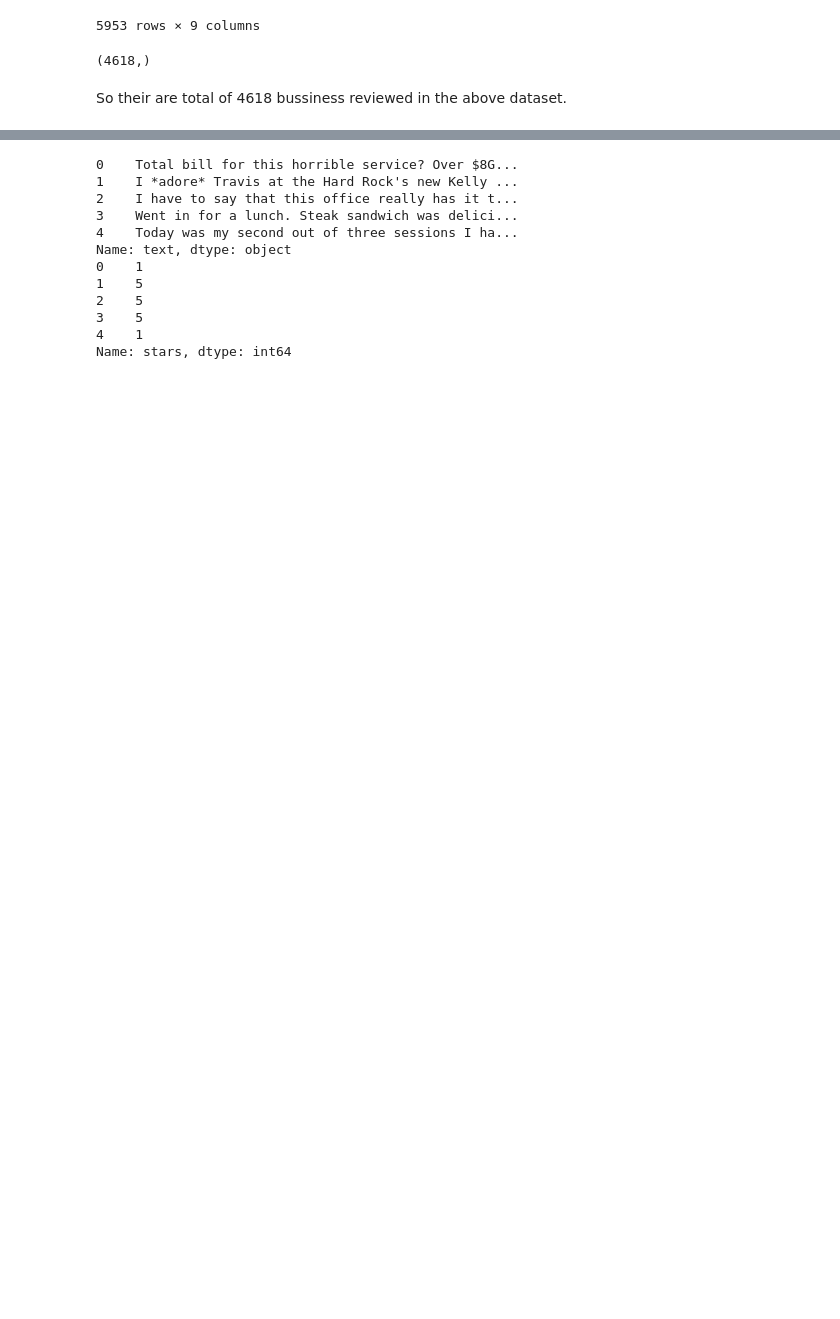
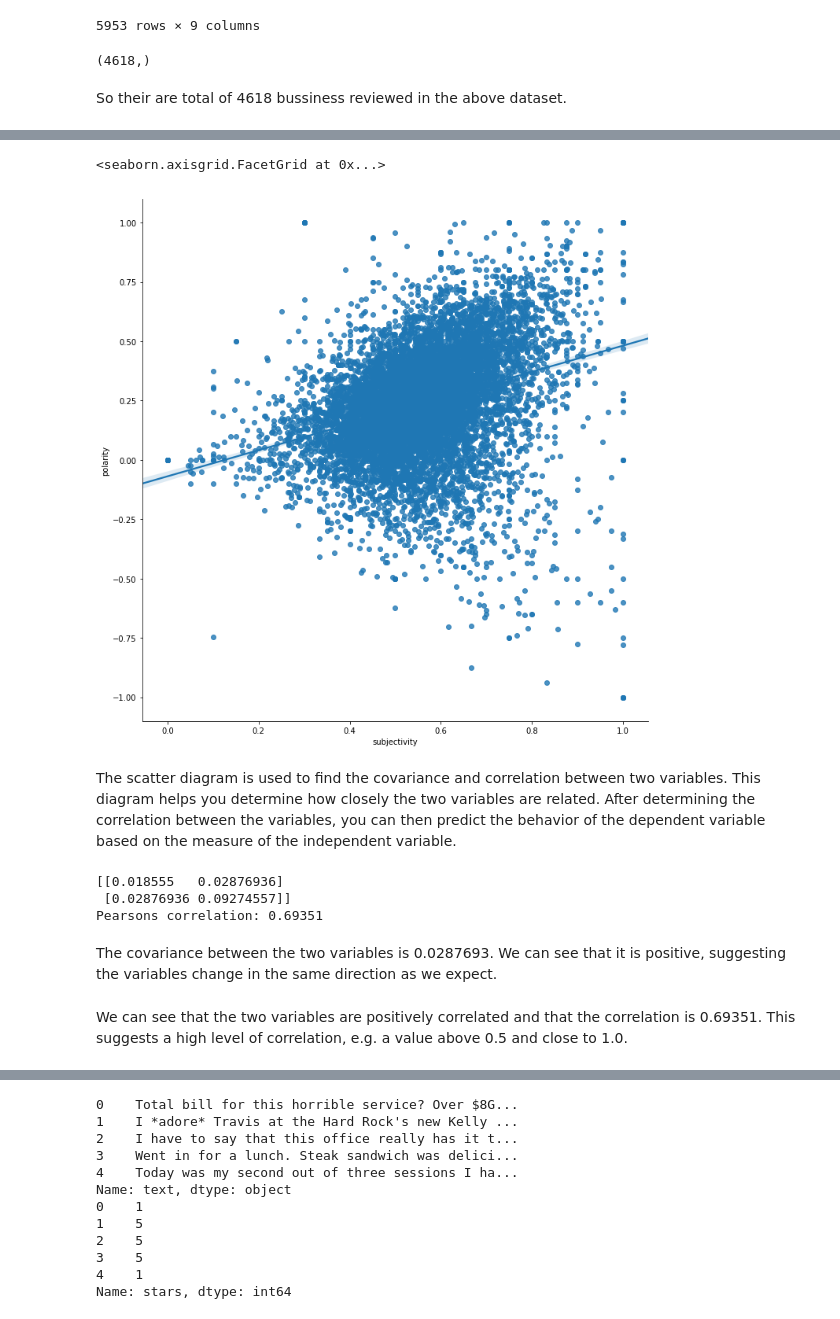
Before and after one commit to nishimishra71/Python, a Jupyter notebook: Capstone_2/Capstone_2.ipynb, the cells around one changed output, grey strips where cells are left out. Drawn from its saved outputs; the diff is of its cells as text; code cells hidden in the pictures; blank space fills up the shorter version.

```diff
--- a/Capstone_2/Capstone_2.ipynb
+++ b/Capstone_2/Capstone_2.ipynb
@@ -191,0 +264,35 @@ So their are total of 4618 bussiness reviewed in the above dataset.
+# %%
+#scatter for dffilter
+
+sns.lmplot(x='subjectivity',y='polarity',data=df_new,fit_reg=True,scatter=True, height=10,palette="mute")
+# %% [output]
+<seaborn.axisgrid.FacetGrid at 0x...>
+[figure, added]
+# %% [markdown]
+The scatter diagram is used to find the covariance and correlation between two variables. This diagram helps you determine how closely the two variables are related. After determining the correlation between the variables, you can then predict the behavior of the dependent variable based on the measure of the independent variable.
+# %%
+#covariance and correlation for df_new
+# calculate the covariance between two variables
+
+from numpy.random import randn
+from numpy.random import seed
+from numpy import cov
+from scipy.stats import pearsonr
+
+# prepare data
+data1 = df_new['subjectivity']
+data2 = data1 + df_new['polarity']
+# calculate covariance matrix
+covariance = cov(data1, data2)
+print(covariance)
+
+corr, _ = pearsonr(data1, data2)
+print('Pearsons correlation: %.5f' % corr)
+# %% [output]
+[[0.018555   0.02876936]
+ [0.02876936 0.09274557]]
+Pearsons correlation: 0.69351
+# %% [markdown]
+The covariance between the two variables is 0.0287693. We can see that it is positive, suggesting the variables change in the same direction as we expect.
+# %% [markdown]
+We can see that the two variables are positively correlated and that the correlation is 0.69351. This suggests a high level of correlation, e.g. a value above 0.5 and close to 1.0.
```
Also changed, not shown: parts of 13 cells of this notebook.
